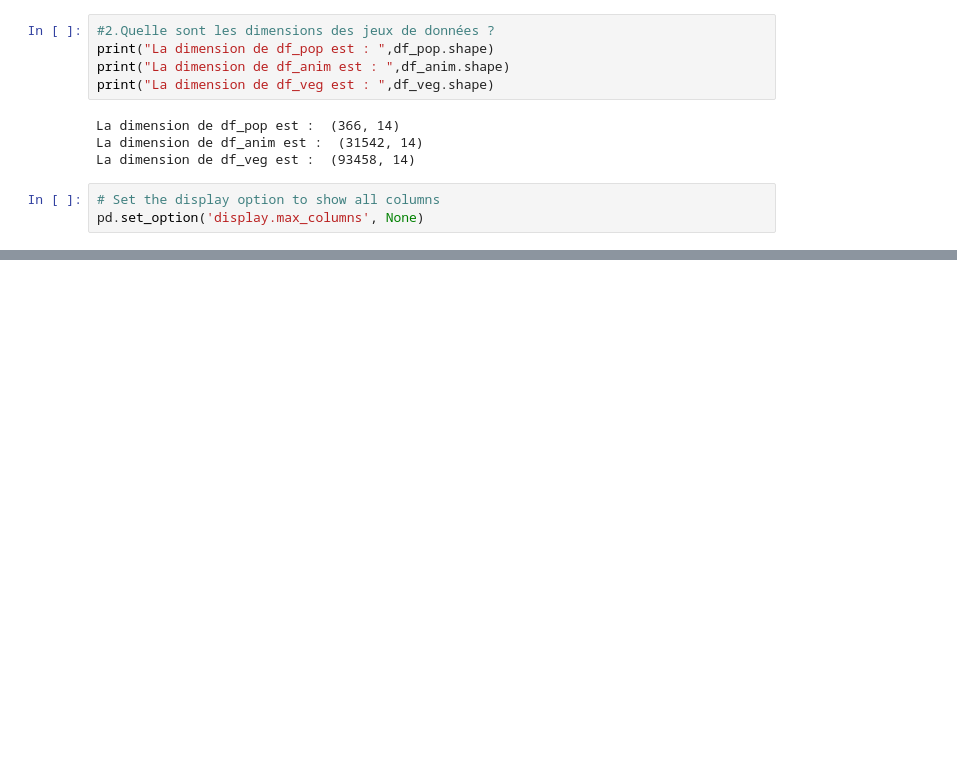
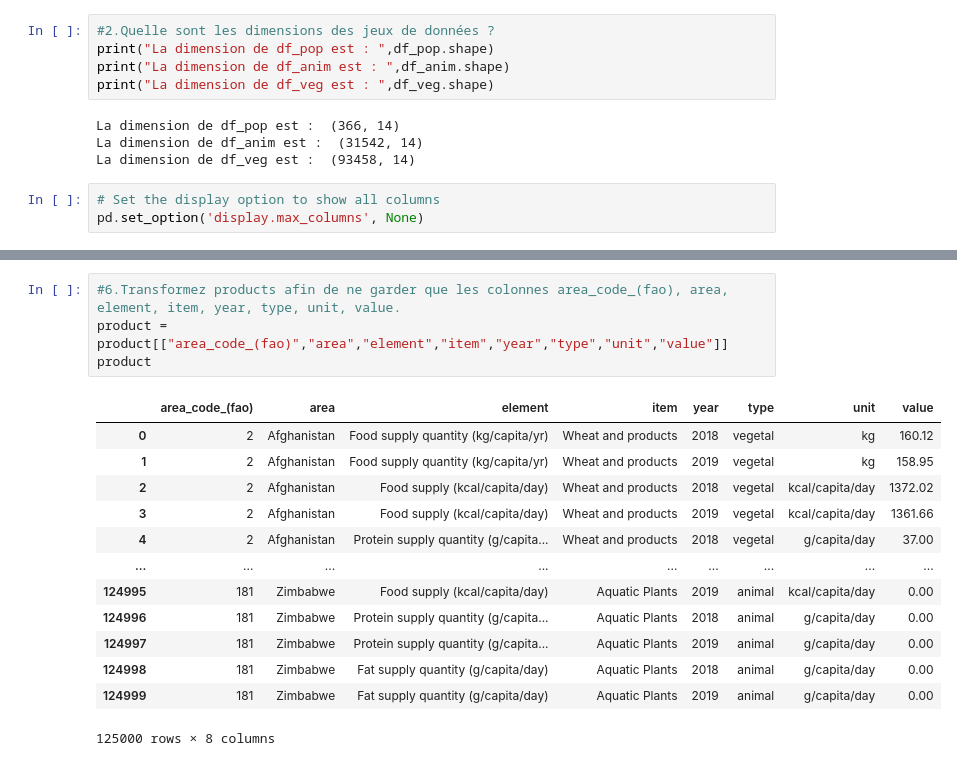
Before and after one commit to RolaMmss/D-couvrez-pandas-avec-le-jeu-de-donn-es-de-la-FAO, a Jupyter notebook: FAOProjetPandas.ipynb, the cells around one changed output, grey strips where cells are left out. Drawn from its saved outputs; the diff is of its cells as text; blank space fills up the shorter version.

```diff
--- a/FAOProjetPandas.ipynb
+++ b/FAOProjetPandas.ipynb
@@ -53,0 +120,18 @@ df_veg = df_veg.assign(type='vegetal')
+# %%
+#6.Transformez products afin de ne garder que les colonnes area_code_(fao), area, element, item, year, type, unit, value.
+product = product[["area_code_(fao)","area","element","item","year","type","unit","value"]]
+product
+# %% [output]
+|  | area_code_(fao) | area | element | item | year | type | unit | value |
+| 0 | 2 | Afghanistan | Food supply quantity (kg/capita/yr) | Wheat and products | 2018 | vegetal | kg | 160.12 |
+| 1 | 2 | Afghanistan | Food supply quantity (kg/capita/yr) | Wheat and products | 2019 | vegetal | kg | 158.95 |
+| 2 | 2 | Afghanistan | Food supply (kcal/capita/day) | Wheat and products | 2018 | vegetal | kcal/capita/day | 1372.02 |
+| 3 | 2 | Afghanistan | Food supply (kcal/capita/day) | Wheat and products | 2019 | vegetal | kcal/capita/day | 1361.66 |
+| 4 | 2 | Afghanistan | Protein supply quantity (g/capita... | Wheat and products | 2018 | vegetal | g/capita/day | 37.00 |
+| ... | ... | ... | ... | ... | ... | ... | ... | ... |
+| 124995 | 181 | Zimbabwe | Food supply (kcal/capita/day) | Aquatic Plants | 2019 | animal | kcal/capita/day | 0.00 |
+| 124996 | 181 | Zimbabwe | Protein supply quantity (g/capita... | Aquatic Plants | 2018 | animal | g/capita/day | 0.00 |
+| 124997 | 181 | Zimbabwe | Protein supply quantity (g/capita... | Aquatic Plants | 2019 | animal | g/capita/day | 0.00 |
+| 124998 | 181 | Zimbabwe | Fat supply quantity (g/capita/day) | Aquatic Plants | 2018 | animal | g/capita/day | 0.00 |
+| 124999 | 181 | Zimbabwe | Fat supply quantity (g/capita/day) | Aquatic Plants | 2019 | animal | g/capita/day | 0.00 |
+125000 rows × 8 columns
```
Also changed, not shown: parts of 24 cells of this notebook.
